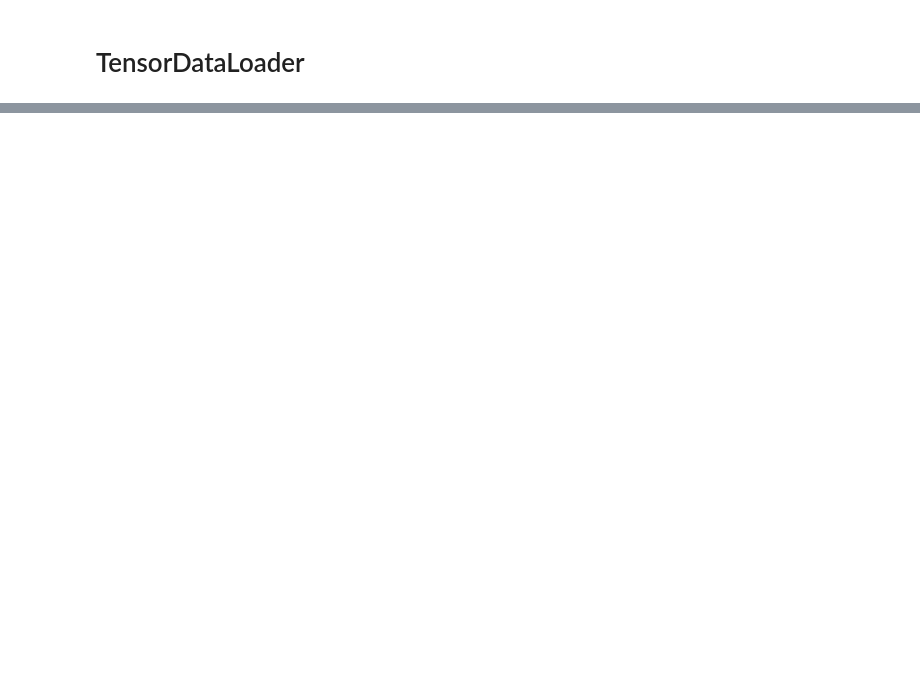
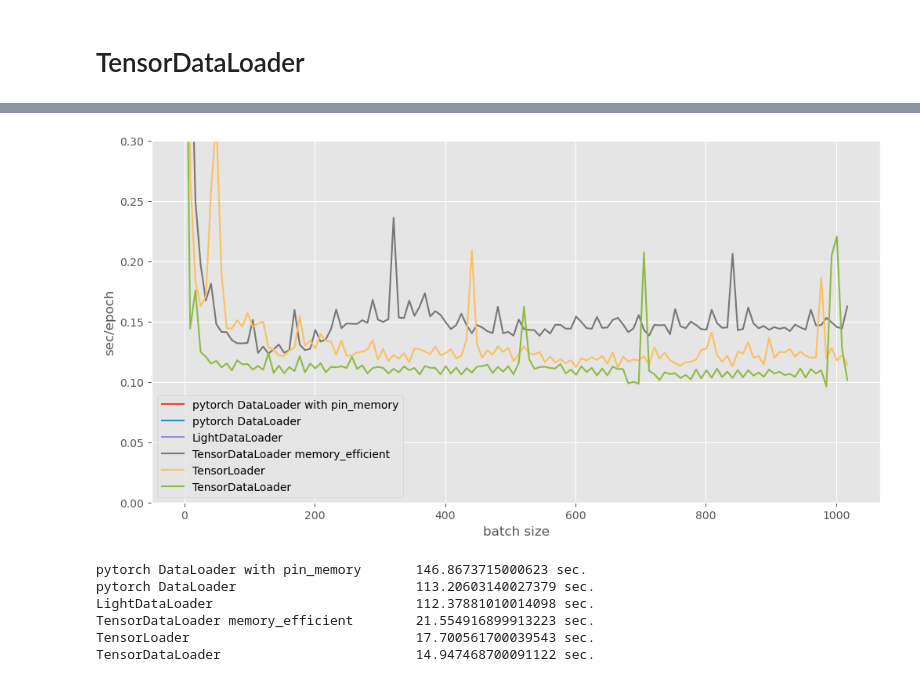
Before and after one commit to inikishev/light-dataloader, a Jupyter notebook: benchmark - locally.ipynb, the cells around one changed output, grey strips where cells are left out. Drawn from its saved outputs; the diff is of its cells as text; code cells hidden in the pictures; blank space fills up the shorter version.

```diff
--- a/benchmark - locally.ipynb
+++ b/benchmark - locally.ipynb
@@ -132,0 +137,28 @@ plt.show()
+# %%
+import numpy as np
+plt.style.use('ggplot')
+plt.tight_layout()
+
+time_per_batch_size_t = sorted(time_per_batch_size.items(), key = lambda x: np.mean(list(x[1].values())), reverse = True)
+
+for key, vals_dict in time_per_batch_size_t:
+  plt.plot(list(vals_dict.keys()), list(vals_dict.values()), label = key)
+
+plt.xlabel('batch size')
+plt.ylabel('sec/epoch')
+plt.ylim(0, 0.3)
+plt.legend()
+plt.gcf().set_size_inches(12, 6)
+plt.show()
+# %% [output]
+[figure, added]
+# %%
+for key, vals_dict in time_per_batch_size_t:
+    print(f'{key.ljust(40)} {np.sum(list(vals_dict.values()))} sec.')
+# %% [output]
+pytorch DataLoader with pin_memory       146.8673715000623 sec.
+pytorch DataLoader                       113.20603140027379 sec.
+LightDataLoader                          112.37881010014098 sec.
+TensorDataLoader memory_efficient        21.554916899913223 sec.
+TensorLoader                             17.700561700039543 sec.
+TensorDataLoader                         14.947468700091122 sec.
```
Also changed, not shown: parts of 8 cells of this notebook, 4 other files.
